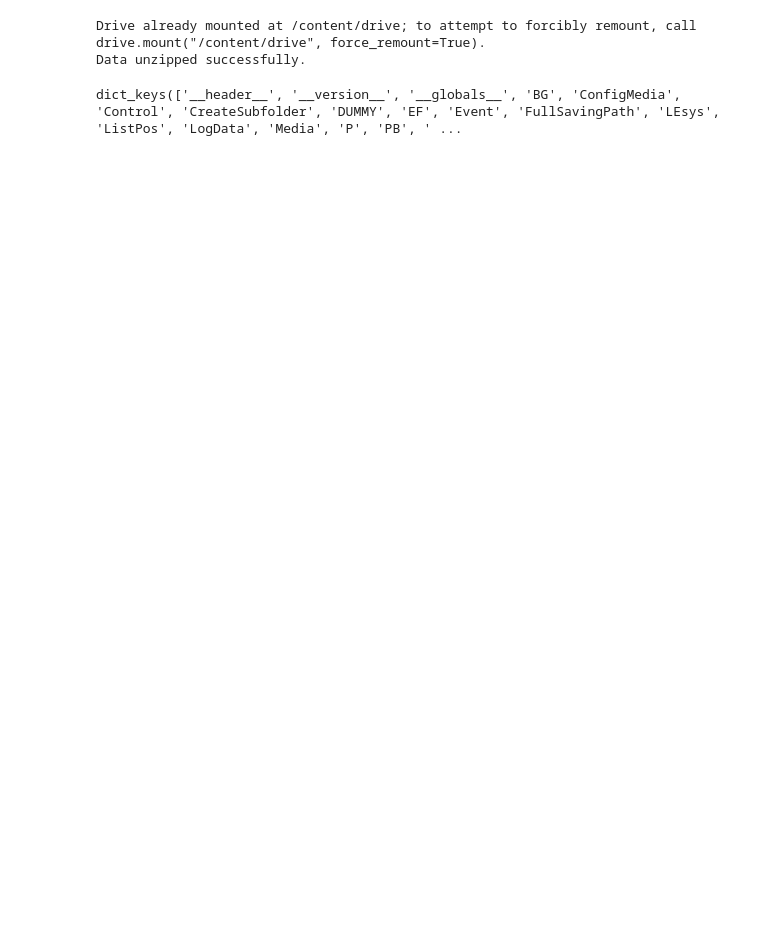
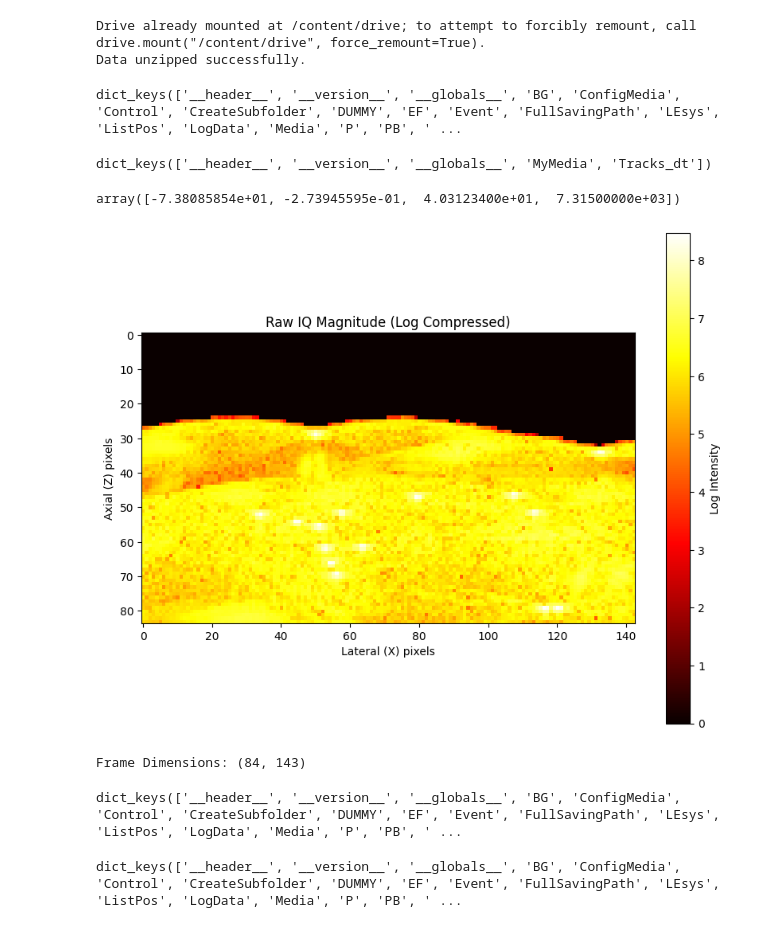
Before and after one commit to ozgur142/microbubble_detection, a Jupyter notebook: main.ipynb, the cells around one changed output. Cells and saved outputs as stored; diff of their text form; code cells hidden in the pictures; blank space fills up the shorter version.

```diff
--- a/main.ipynb
+++ b/main.ipynb
@@ -24,24 +24,52 @@ else:
 # %% [output]
 Drive already mounted at /content/drive; to attempt to forcibly remount, call drive.mount("/content/drive", force_remount=True).
 Data unzipped successfully.
+# %%
+seq = sio.loadmat('/content/ulm_data/PALA_data_InSilicoFlow/PALA_InSilicoFlow_sequence.mat')
+seq.keys()
+# %% [output]
+dict_keys(['__header__', '__version__', '__globals__', 'BG', 'ConfigMedia', 'Control', 'CreateSubfolder', 'DUMMY', 'EF', 'Event', 'FullSavingPath', 'LEsys', 'ListPos', 'LogData', 'Media', 'P', 'PB', ' ...
+# %%
+gt = sio.loadmat('/content/ulm_data/PALA_data_InSilicoFlow/PALA_InSilicoFlow_v3_pos_Tracks_dt.mat')
+gt.keys()
+# %% [output]
+dict_keys(['__header__', '__version__', '__globals__', 'MyMedia', 'Tracks_dt'])
+# %%
+gt['Tracks_dt'][0, 0][0]
+# %% [output]
+array([-7.38085854e+01, -2.73945595e-01,  4.03123400e+01,  7.31500000e+03])
 # %%
-def plot_ulm_frame(file_path):
+def plot_raw_iq_frame(file_path):
     mat_data = sio.loadmat(file_path)
 
-    # Based on the PALA structure, the filtered data is usually in 'P_filtered'
-    # and ground truth is in 'GT' or 'pos'
-    if 'P_filtered' in mat_data:
-        frame = mat_data['P_filtered'][:, :, 0] # Take the first frame
+    if 'IQ' in mat_data:
+        # IQ data is complex. We take the absolute value to get intensity.
+        # Shape is usually (Z, X, Frames)
+        iq_complex = mat_data['IQ']
+
+        # Take the first frame [:, :, 0] and calculate magnitude
+        frame_intensity = np.abs(iq_complex[:, :, 0])
+
+        # Log compression often helps visualize tiny microbubbles better
+        frame_log = np.log10(frame_intensity + 1)
 
         plt.figure(figsize=(10, 8))
-        plt.imshow(np.abs(frame), cmap='hot')
-        plt.title("Tissue-Filtered Microbubble Signal")
-        plt.colorbar(label='Intensity')
+        plt.imshow(frame_log, cmap='hot')
+        plt.title("Raw IQ Magnitude (Log Compressed)")
+        plt.xlabel("Lateral (X) pixels")
+        plt.ylabel("Axial (Z) pixels")
+        plt.colorbar(label='Log Intensity')
         plt.show()
+
+        print(f"Frame Dimensions: {frame_intensity.shape}")
     else:
-        print(f"Variable 'P_filtered' not found. Available: {mat_data.keys()}")
+        print(f"Variable 'IQ' not found. Available keys: {mat_data.keys()}")
 
-plot_ulm_frame('/content/ulm_data/PALA_data_InSilicoFlow/some_file.mat')
+# Run this on your IQ file
+plot_raw_iq_frame('/content/ulm_data/PALA_data_InSilicoFlow/IQ/PALA_InSilicoFlow_IQ001.mat')
+# %% [output]
+[figure, added]
+Frame Dimensions: (84, 143)
 # %%
 mat_path = "/content/ulm_data/PALA_data_InSilicoFlow/PALA_InSilicoFlow_sequence.mat"
 data = sio.loadmat(mat_path)
@@ -49,3 +77,8 @@ data = sio.loadmat(mat_path)
 print(data.keys())
 # %% [output]
 dict_keys(['__header__', '__version__', '__globals__', 'BG', 'ConfigMedia', 'Control', 'CreateSubfolder', 'DUMMY', 'EF', 'Event', 'FullSavingPath', 'LEsys', 'ListPos', 'LogData', 'Media', 'P', 'PB', ' ...
+# %%
+seq = sio.loadmat('/content/ulm_data/PALA_data_InSilicoFlow/PALA_InSilicoFlow_sequence.mat')
+seq.keys()
+# %% [output]
+dict_keys(['__header__', '__version__', '__globals__', 'BG', 'ConfigMedia', 'Control', 'CreateSubfolder', 'DUMMY', 'EF', 'Event', 'FullSavingPath', 'LEsys', 'ListPos', 'LogData', 'Media', 'P', 'PB', ' ...
```
Also changed, not shown: parts of 3 cells of this notebook.
